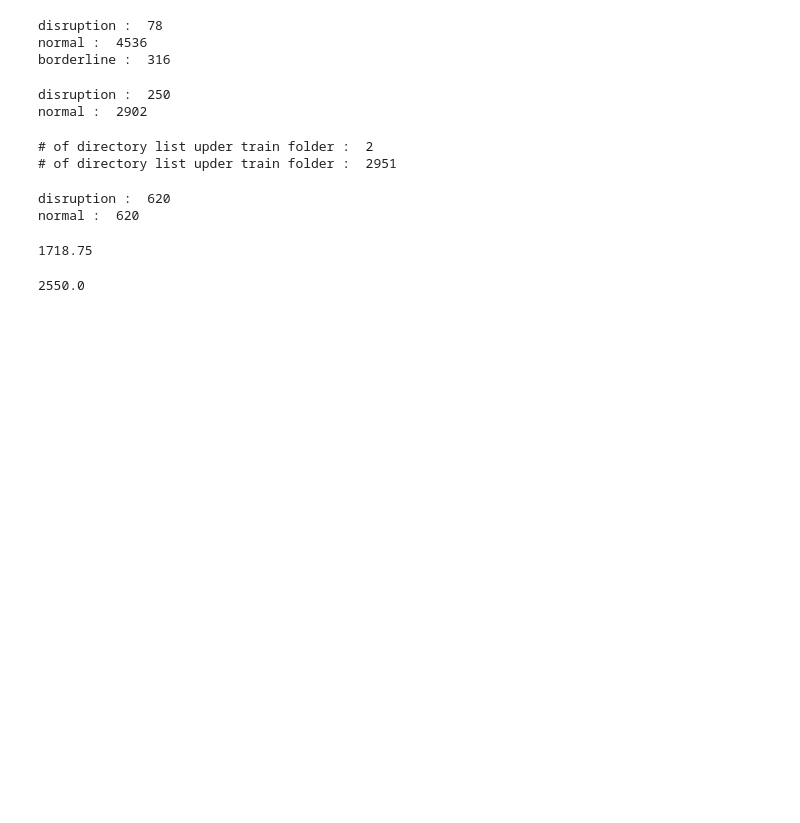
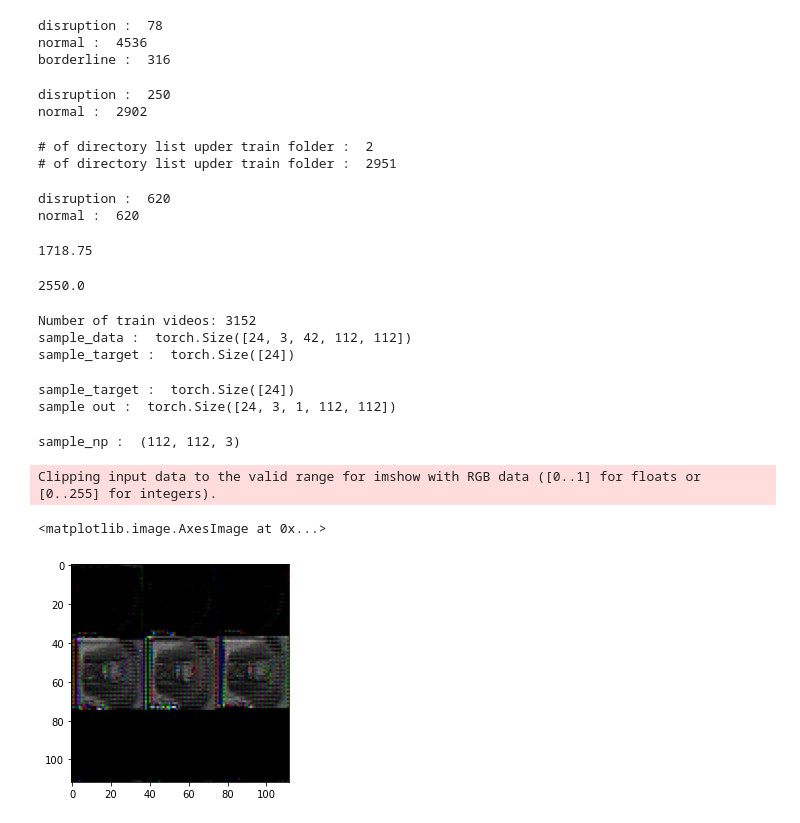
Before and after one commit to ZINZINBIN/Disruption-Prediciton-based-on-Multimodal-Deep-Learning, a Jupyter notebook: test.ipynb, the cells around one changed output. Saved outputs shown, nothing was run; the diff lists cells and outputs as text; code cells hidden in the pictures; blank space fills up the shorter version.

Commit message:
update unet3d

```diff
--- a/test.ipynb
+++ b/test.ipynb
@@ -532,3 +532,48 @@ normal :  620
 204000 / 80
 # %% [output]
 2550.0
+# %%
+from src.models.unet3d import UNet3D
+from src.dataloader import VideoDataset
+from torch.utils.data import DataLoader
+
+batch_size = 24
+clip_len = 42
+train_data_dist21 = VideoDataset(dataset = "dur0.2_dis21", split = "train", clip_len = clip_len, preprocess = False, augmentation=False)
+train_loader_dist21 = DataLoader(train_data_dist21, batch_size = batch_size, shuffle = True, num_workers = 4)
+
+sample_data, sample_target = next(iter(train_loader_dist21))
+print("sample_data : ", sample_data.size())
+print("sample_target : ", sample_target.size())
+# %% [output]
+Number of train videos: 3152
+sample_data :  torch.Size([24, 3, 42, 112, 112])
+sample_target :  torch.Size([24])
+# %%
+model = UNet3D(
+    in_channel = 3,
+    n_classes = 3,
+    pad_value = None
+)
+
+sample_out = model(sample_data)
+# %%
+print("sample_target : ", sample_target.size())
+print("sample out : ", sample_out.size())
+# %% [output]
+sample_target :  torch.Size([24])
+sample out :  torch.Size([24, 3, 1, 112, 112])
+# %%
+sample_np = sample_out[0,:,:,:,:].detach().numpy().reshape(112,112,3)
+print("sample_np : ", sample_np.shape)
+
+import matplotlib.pyplot as plt
+plt.imshow(sample_np[:,:,0])
+plt.imshow(sample_np[:,:,1])
+plt.imshow(sample_np[:,:,2])
+plt.imshow(sample_np)
+# %% [output]
+sample_np :  (112, 112, 3)
+Clipping input data to the valid range for imshow with RGB data ([0..1] for floats or [0..255] for integers).
+<matplotlib.image.AxesImage at 0x...>
+[figure, added]
```
Also changed, not shown: parts of 3 cells of this notebook, 12 other files.
